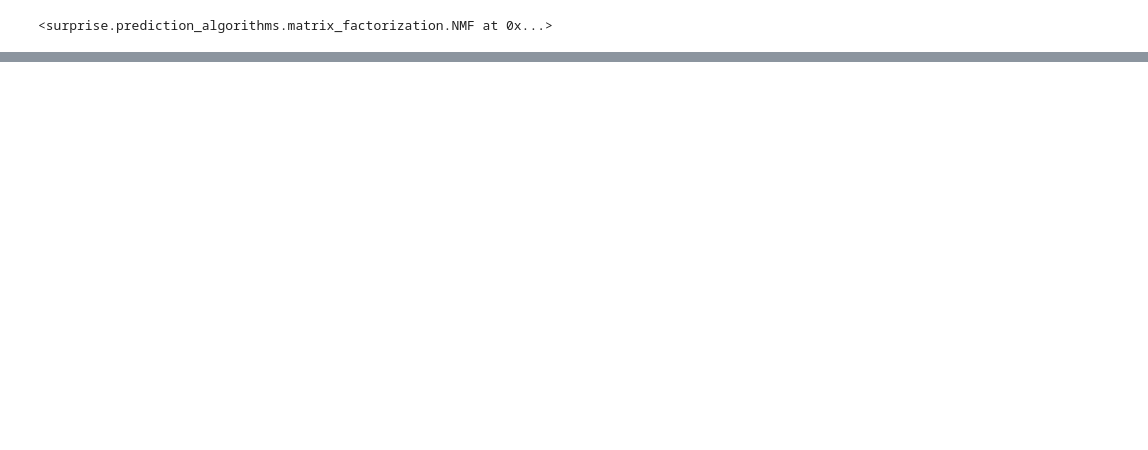
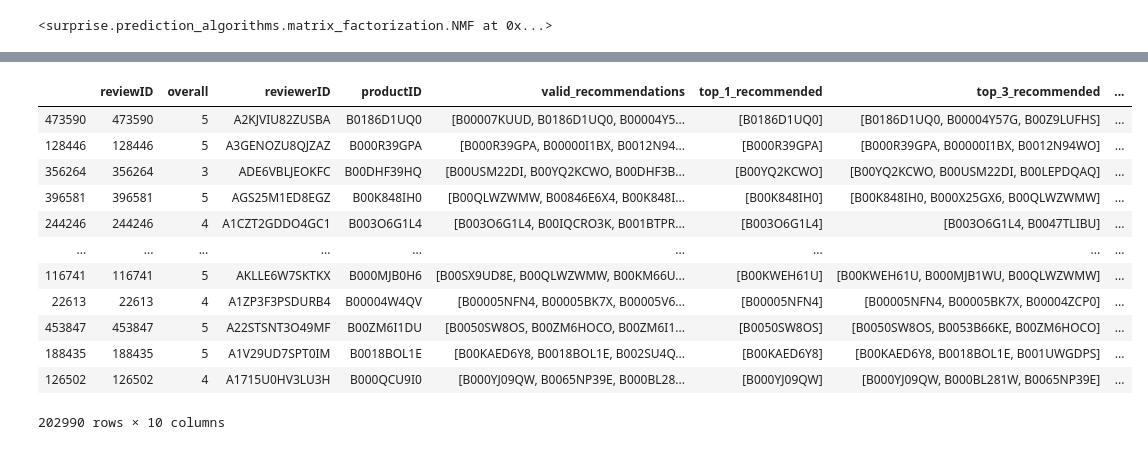
Before and after one commit to LUCIA-RONCHI/Amazon_Gaming_Recommender_System, a Jupyter notebook: Analysis/NMF/NMF.ipynb, the cells around one changed output, grey strips where cells are left out. Drawn from its saved outputs; the diff is of its cells as text; code cells hidden in the pictures; blank space fills up the shorter version.

```diff
--- a/Analysis/NMF/NMF.ipynb
+++ b/Analysis/NMF/NMF.ipynb
@@ -120,0 +169,25 @@ RMSE: 0.3779
+# %%
+# Calculate accuracy @ 1
+train_df["accuracy_at_1"] = 0
+for index, row in train_df.iterrows():
+    train_df.loc[index, "accuracy_at_1"] = len(set(row["top_1_recommended"]).intersection(set(row["valid_recommendations"][:1])))/1
+
+# Calculate accuracy @ 3
+train_df["accuracy_at_3"] = 0
+for index, row in train_df.iterrows():
+    train_df.loc[index, "accuracy_at_3"] = len(set(row["top_3_recommended"]).intersection(set(row["valid_recommendations"][:3])))/3
+
+# Calculate accuracy @ 5
+train_df["accuracy_at_5"] = 0
+for index, row in train_df.iterrows():
+    train_df.loc[index, "accuracy_at_5"] = len(set(row["top_5_recommended"]).intersection(set(row["valid_recommendations"][:5])))/5
+
+# Calculate accuracy @ 10
+train_df["accuracy_at_10"] = 0
+for index, row in train_df.iterrows():
+    train_df.loc[index, "accuracy_at_10"] = len(set(row["top_10_recommended"]).intersection(set(row["valid_recommendations"][:10])))/10
+
+# Calculate accuracy @ 15
+train_df["accuracy_at_15"] = 0
+for index, row in train_df.iterrows():
+    train_df.loc[index, "accuracy_at_15"] = len(set(row["top_15_recommended"]).intersection(set(row["valid_recommendations"][:15])))/15
@@ -137,0 +374,19 @@ RMSE: 1.1335
+# %%
+train_df[['reviewID', 'overall', 'reviewerID',
+       'productID',
+       'valid_recommendations', 'top_1_recommended', 'top_3_recommended',
+       'top_5_recommended', 'top_10_recommended', 'top_15_recommended']]
+# %% [output]
+|  | reviewID | overall | reviewerID | productID | valid_recommendations | top_1_recommended | top_3_recommended | ... |
+| 473590 | 473590 | 5 | A2KJVIU82ZUSBA | B0186D1UQ0 | [B00007KUUD, B0186D1UQ0, B00004Y5... | [B0186D1UQ0] | [B0186D1UQ0, B00004Y57G, B00Z9LUFHS] | ... |
+| 128446 | 128446 | 5 | A3GENOZU8QJZAZ | B000R39GPA | [B000R39GPA, B00000I1BX, B0012N94... | [B000R39GPA] | [B000R39GPA, B00000I1BX, B0012N94WO] | ... |
+| 356264 | 356264 | 3 | ADE6VBLJEOKFC | B00DHF39HQ | [B00USM22DI, B00YQ2KCWO, B00DHF3B... | [B00YQ2KCWO] | [B00YQ2KCWO, B00USM22DI, B00LEPDQAQ] | ... |
+| 396581 | 396581 | 5 | AGS25M1ED8EGZ | B00K848IH0 | [B00QLWZWMW, B00846E6X4, B00K848I... | [B00K848IH0] | [B00K848IH0, B000X25GX6, B00QLWZWMW] | ... |
+| 244246 | 244246 | 4 | A1CZT2GDDO4GC1 | B003O6G1L4 | [B003O6G1L4, B00IQCRO3K, B001BTPR... | [B003O6G1L4] | [B003O6G1L4, B0047TLIBU] | ... |
+| ... | ... | ... | ... | ... | ... | ... | ... | ... |
+| 116741 | 116741 | 5 | AKLLE6W7SKTKX | B000MJB0H6 | [B00SX9UD8E, B00QLWZWMW, B00KM66U... | [B00KWEH61U] | [B00KWEH61U, B000MJB1WU, B00QLWZWMW] | ... |
+| 22613 | 22613 | 4 | A1ZP3F3PSDURB4 | B00004W4QV | [B00005NFN4, B00005BK7X, B00005V6... | [B00005NFN4] | [B00005NFN4, B00005BK7X, B00004ZCP0] | ... |
+| 453847 | 453847 | 5 | A22STSNT3O49MF | B00ZM6I1DU | [B0050SW8OS, B00ZM6HOCO, B00ZM6I1... | [B0050SW8OS] | [B0050SW8OS, B0053B66KE, B00ZM6HOCO] | ... |
+| 188435 | 188435 | 5 | A1V29UD7SPT0IM | B0018BOL1E | [B00KAED6Y8, B0018BOL1E, B002SU4Q... | [B00KAED6Y8] | [B00KAED6Y8, B0018BOL1E, B001UWGDPS] | ... |
+| 126502 | 126502 | 4 | A1715U0HV3LU3H | B000QCU9I0 | [B000YJ09QW, B0065NP39E, B000BL28... | [B000YJ09QW] | [B000YJ09QW, B000BL281W, B0065NP39E] | ... |
+202990 rows × 10 columns
```
Also changed, not shown: parts of 40 cells of this notebook.
